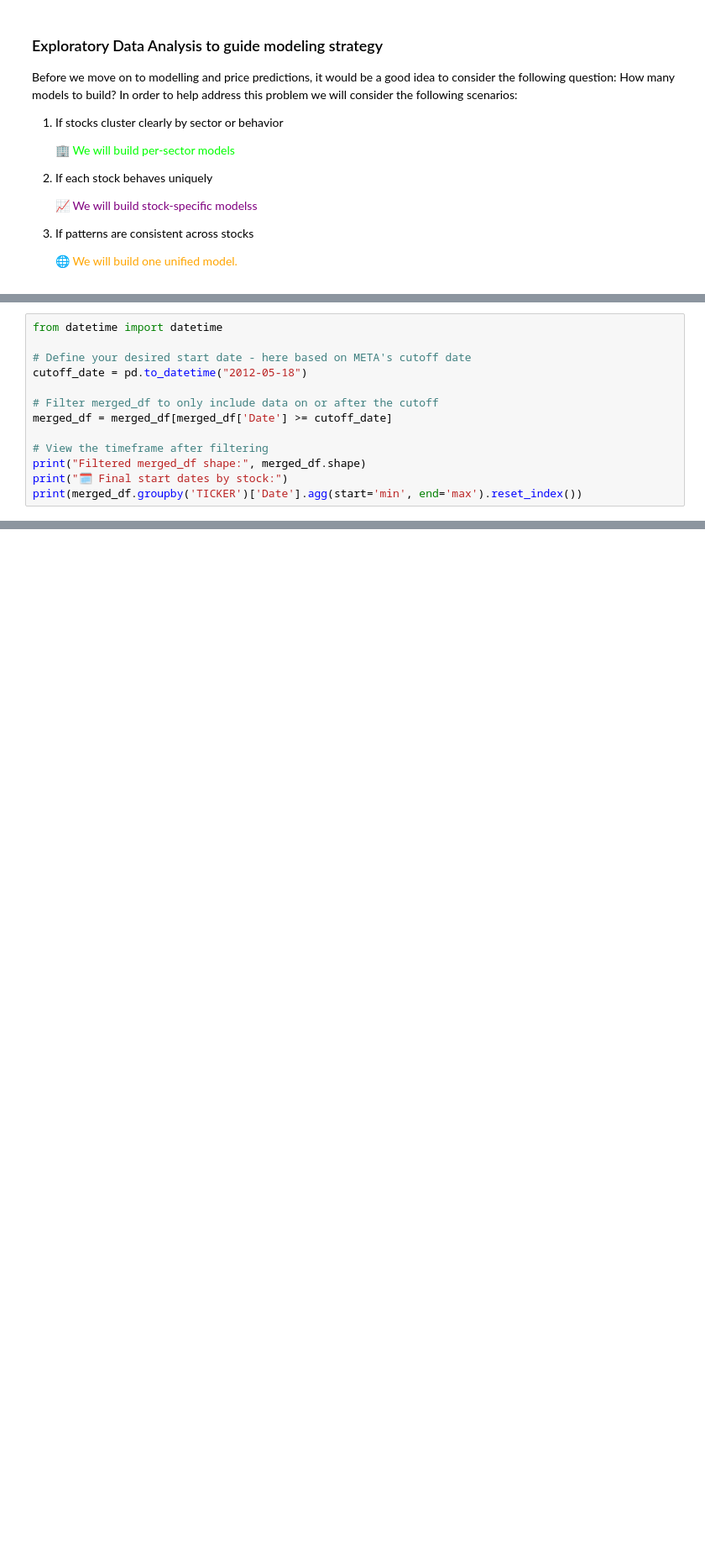
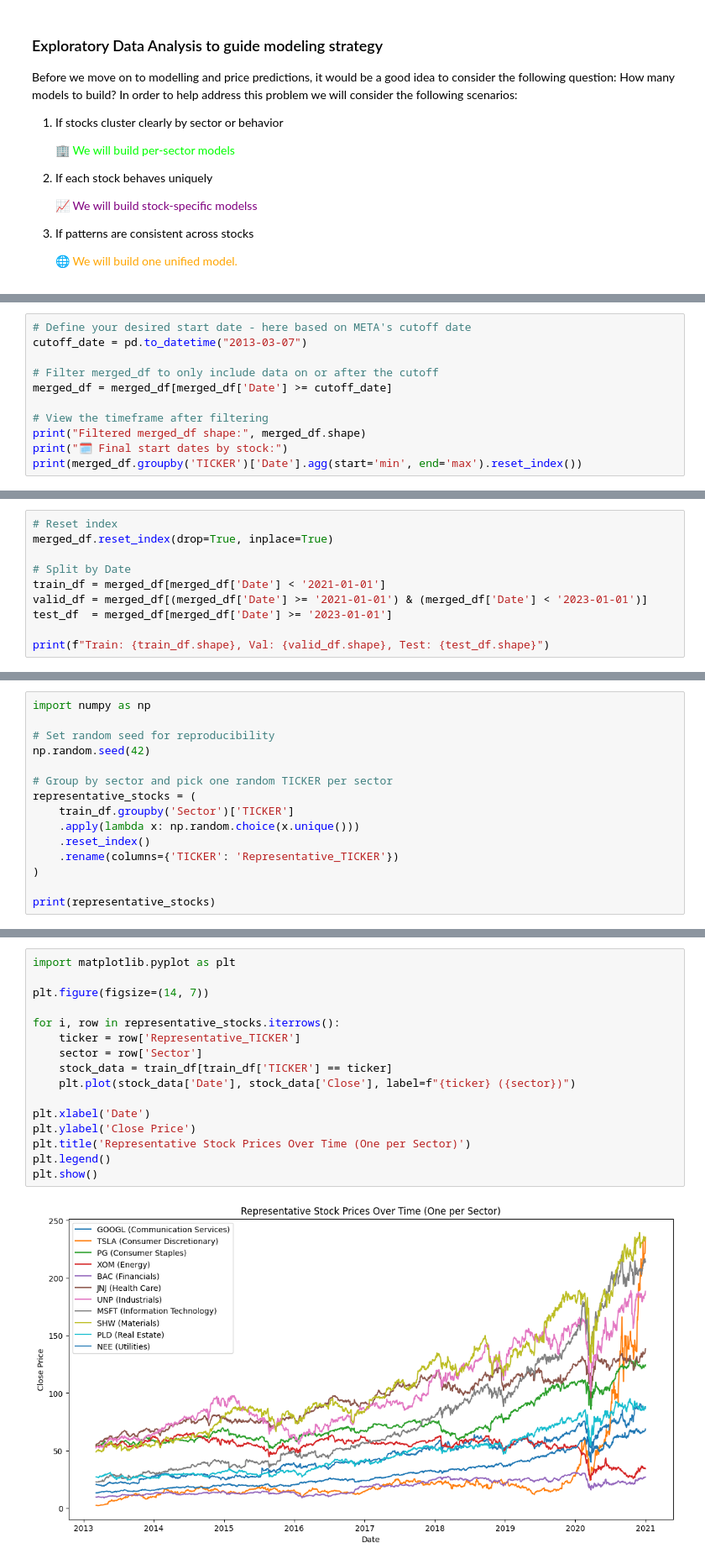
Before and after one commit to beatusia/stock-price-predictor, a Jupyter notebook: notebooks/01_EDA.ipynb, the cells around one changed output, grey strips where cells are left out. Shown at 84% size. Cells and saved outputs as stored; diff of their text form; blank space fills up the shorter version.

```diff
--- a/notebooks/01_EDA.ipynb
+++ b/notebooks/01_EDA.ipynb
@@ -167,8 +296,6 @@ Great mojority of stock have data going back all the way back to 1999. Unfortuna
 # %%
-from datetime import datetime
-
 # Define your desired start date - here based on META's cutoff date
-cutoff_date = pd.to_datetime("2012-05-18")
+cutoff_date = pd.to_datetime("2013-03-07")
 
 # Filter merged_df to only include data on or after the cutoff
 merged_df = merged_df[merged_df['Date'] >= cutoff_date]
@@ -207,0 +355,10 @@ ValueError: Mime type rendering requires nbformat>=4.2.0 but it is not installed
+# %%
+# Reset index
+merged_df.reset_index(drop=True, inplace=True)
+
+# Split by Date
+train_df = merged_df[merged_df['Date'] < '2021-01-01']
+valid_df = merged_df[(merged_df['Date'] >= '2021-01-01') & (merged_df['Date'] < '2023-01-01')]
+test_df  = merged_df[merged_df['Date'] >= '2023-01-01']
+
+print(f"Train: {train_df.shape}, Val: {valid_df.shape}, Test: {test_df.shape}")
@@ -207,0 +369,15 @@ ValueError: Mime type rendering requires nbformat>=4.2.0 but it is not installed
+# %%
+import numpy as np
+
+# Set random seed for reproducibility
+np.random.seed(42)
+
+# Group by sector and pick one random TICKER per sector
+representative_stocks = (
+    train_df.groupby('Sector')['TICKER']
+    .apply(lambda x: np.random.choice(x.unique()))
+    .reset_index()
+    .rename(columns={'TICKER': 'Representative_TICKER'})
+)
+
+print(representative_stocks)
@@ -207,0 +399,18 @@ ValueError: Mime type rendering requires nbformat>=4.2.0 but it is not installed
+# %%
+import matplotlib.pyplot as plt
+
+plt.figure(figsize=(14, 7))
+
+for i, row in representative_stocks.iterrows():
+    ticker = row['Representative_TICKER']
+    sector = row['Sector']
+    stock_data = train_df[train_df['TICKER'] == ticker]
+    plt.plot(stock_data['Date'], stock_data['Close'], label=f"{ticker} ({sector})")
+
+plt.xlabel('Date')
+plt.ylabel('Close Price')
+plt.title('Representative Stock Prices Over Time (One per Sector)')
+plt.legend()
+plt.show()
+# %% [output]
+[figure, added]
```
Also changed, not shown: parts of 84 cells of this notebook, 5 other files.
